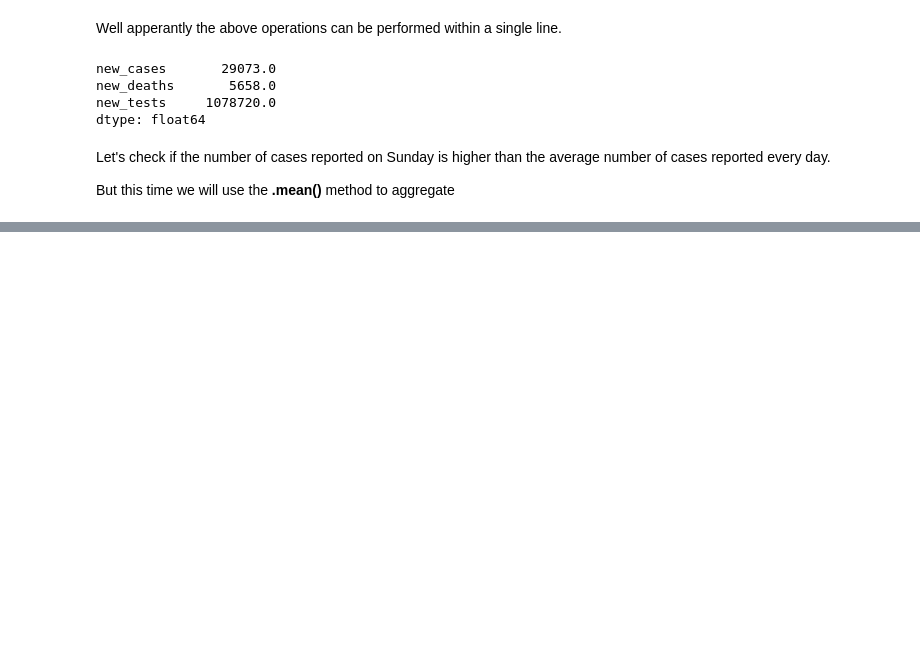
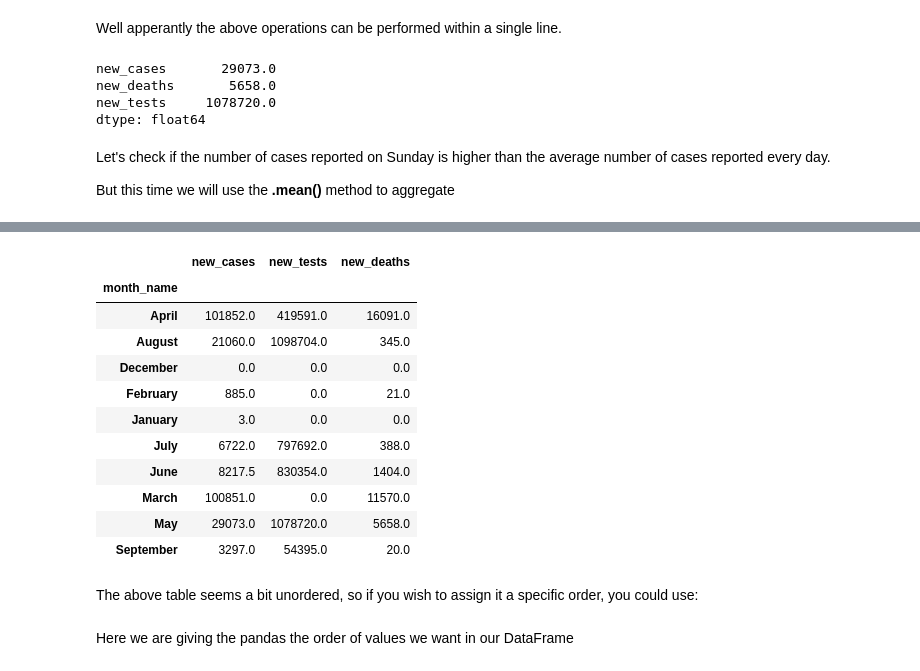
Before and after one commit to piyush-verma020/Data-Analysis, a Jupyter notebook: notes.ipynb, the cells around one changed output, grey strips where cells are left out. Drawn from its saved outputs; the diff is of its cells as text; code cells hidden in the pictures; blank space fills up the shorter version.

```diff
--- a/notes.ipynb
+++ b/notes.ipynb
@@ -738,0 +743,21 @@ The average number of cases reported on the month of may where actually higher t
+# %%
+covid_month_df = covid_df.groupby('month_name')[['new_cases', 'new_tests', 'new_deaths']].sum()
+# %%
+covid_month_df
+# %% [output]
+|  | new_cases | new_tests | new_deaths |
+| month_name |  |  |  |
+| April | 101852.0 | 419591.0 | 16091.0 |
+| August | 21060.0 | 1098704.0 | 345.0 |
+| December | 0.0 | 0.0 | 0.0 |
+| February | 885.0 | 0.0 | 21.0 |
+| January | 3.0 | 0.0 | 0.0 |
+| July | 6722.0 | 797692.0 | 388.0 |
+| June | 8217.5 | 830354.0 | 1404.0 |
+| March | 100851.0 | 0.0 | 11570.0 |
+| May | 29073.0 | 1078720.0 | 5658.0 |
+| September | 3297.0 | 54395.0 | 20.0 |
+# %% [markdown]
+The above table seems a bit unordered, so if you wish to assign it a specific order, you could use:
+# %% [markdown]
+Here we are giving the pandas the order of values we want in our DataFrame
```
Also changed, not shown: parts of 18 cells of this notebook.
